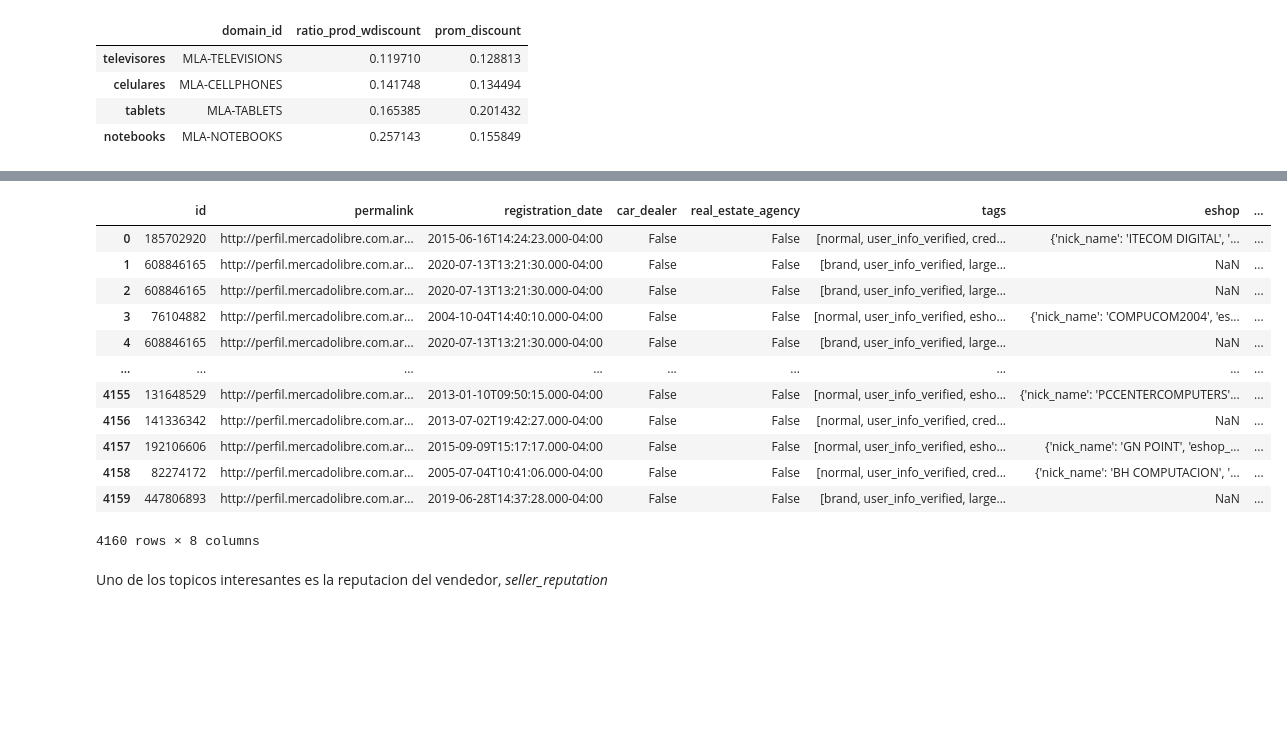
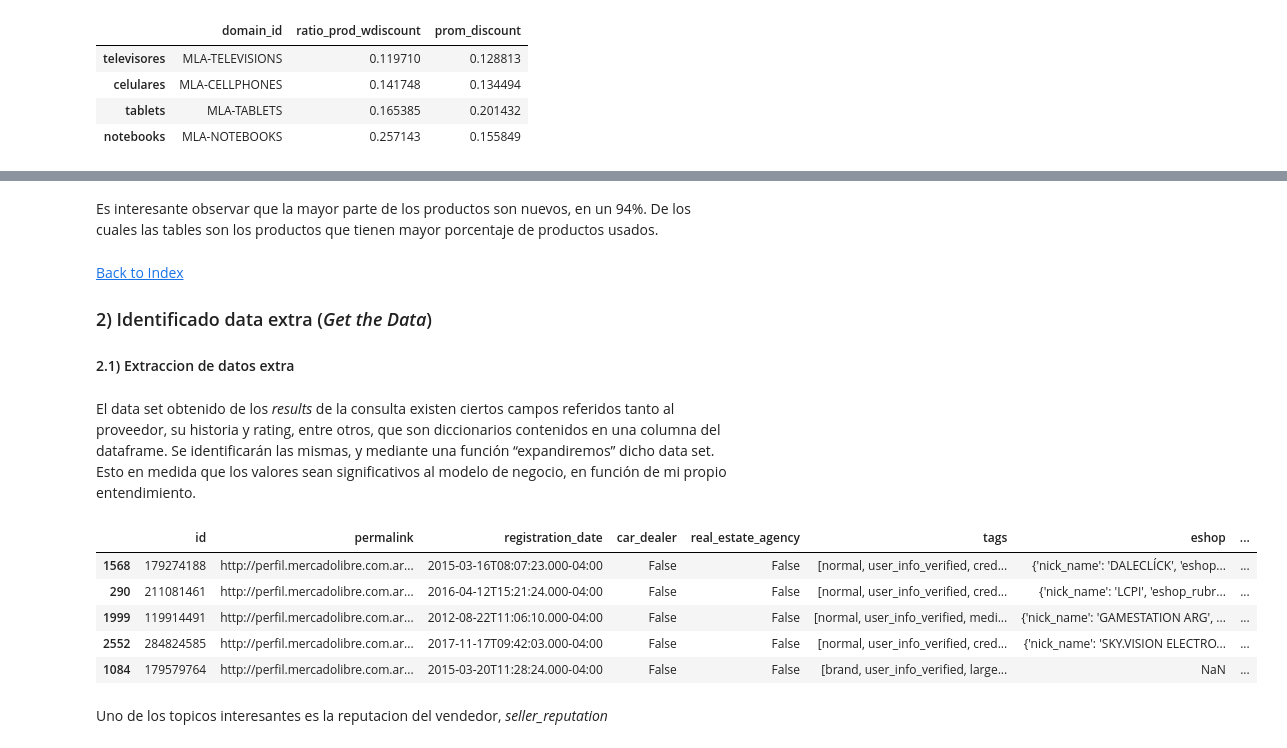
Before and after one commit to Mattzvl/EDA_API_ML, a Jupyter notebook: EDA_API_MELI.ipynb, the cells around one changed output, grey strips where cells are left out. Drawn from its saved outputs; the diff is of its cells as text; code cells hidden in the pictures; blank space fills up the shorter version.

```diff
--- a/EDA_API_MELI.ipynb
+++ b/EDA_API_MELI.ipynb
@@ -573,20 +617,24 @@ fig.show('svg')
+# %% [markdown]
+Es interesante observar que la mayor parte de los productos son nuevos, en un 94%.
+De los cuales las tables son los productos que tienen mayor porcentaje de productos usados.
+# %% [markdown]
+<a href="#top">Back to Index</a>
+<a id="2"></a>
+### 2) Identificado data extra (*Get the Data*)
+<a id="2.1"></a>
+#### 2.1) Extraccion de datos extra
+# %% [markdown]
+El data set obtenido de los *results* de la consulta existen ciertos campos referidos tanto al proveedor, su historia y rating, entre otros, que son diccionarios contenidos en una columna del dataframe. Se identificarán las mismas, y mediante una función “expandiremos” dicho data set. Esto en medida que los valores sean significativos al modelo de negocio, en función de mi propio entendimiento.
 # %%
 # quiero explorar el contenido del diccionario que contienen algunas columnas
-pd.DataFrame(list(df.seller))
+pd.DataFrame(list(df.seller)).sample(5)
 # %% [output]
 |  | id | permalink | registration_date | car_dealer | real_estate_agency | tags | eshop | ... |
-| 0 | 185702920 | http://perfil.mercadolibre.com.ar... | 2015-06-16T14:24:23.000-04:00 | False | False | [normal, user_info_verified, cred... | {'nick_name': 'ITECOM DIGITAL', '... | ... |
-| 1 | 608846165 | http://perfil.mercadolibre.com.ar... | 2020-07-13T13:21:30.000-04:00 | False | False | [brand, user_info_verified, large... | NaN | ... |
-| 2 | 608846165 | http://perfil.mercadolibre.com.ar... | 2020-07-13T13:21:30.000-04:00 | False | False | [brand, user_info_verified, large... | NaN | ... |
-| 3 | 76104882 | http://perfil.mercadolibre.com.ar... | 2004-10-04T14:40:10.000-04:00 | False | False | [normal, user_info_verified, esho... | {'nick_name': 'COMPUCOM2004', 'es... | ... |
-| 4 | 608846165 | http://perfil.mercadolibre.com.ar... | 2020-07-13T13:21:30.000-04:00 | False | False | [brand, user_info_verified, large... | NaN | ... |
-| ... | ... | ... | ... | ... | ... | ... | ... | ... |
-| 4155 | 131648529 | http://perfil.mercadolibre.com.ar... | 2013-01-10T09:50:15.000-04:00 | False | False | [normal, user_info_verified, esho... | {'nick_name': 'PCCENTERCOMPUTERS'... | ... |
-| 4156 | 141336342 | http://perfil.mercadolibre.com.ar... | 2013-07-02T19:42:27.000-04:00 | False | False | [normal, user_info_verified, cred... | NaN | ... |
-| 4157 | 192106606 | http://perfil.mercadolibre.com.ar... | 2015-09-09T15:17:17.000-04:00 | False | False | [normal, user_info_verified, esho... | {'nick_name': 'GN POINT', 'eshop_... | ... |
-| 4158 | 82274172 | http://perfil.mercadolibre.com.ar... | 2005-07-04T10:41:06.000-04:00 | False | False | [normal, user_info_verified, cred... | {'nick_name': 'BH COMPUTACION', '... | ... |
-| 4159 | 447806893 | http://perfil.mercadolibre.com.ar... | 2019-06-28T14:37:28.000-04:00 | False | False | [brand, user_info_verified, large... | NaN | ... |
+| 1568 | 179274188 | http://perfil.mercadolibre.com.ar... | 2015-03-16T08:07:23.000-04:00 | False | False | [normal, user_info_verified, cred... | {'nick_name': 'DALECLÍCK', 'eshop... | ... |
+| 290 | 211081461 | http://perfil.mercadolibre.com.ar... | 2016-04-12T15:21:24.000-04:00 | False | False | [normal, user_info_verified, cred... | {'nick_name': 'LCPI', 'eshop_rubr... | ... |
+| 1999 | 119914491 | http://perfil.mercadolibre.com.ar... | 2012-08-22T11:06:10.000-04:00 | False | False | [normal, user_info_verified, medi... | {'nick_name': 'GAMESTATION ARG', ... | ... |
+| 2552 | 284824585 | http://perfil.mercadolibre.com.ar... | 2017-11-17T09:42:03.000-04:00 | False | False | [normal, user_info_verified, cred... | {'nick_name': 'SKY.VISION ELECTRO... | ... |
+| 1084 | 179579764 | http://perfil.mercadolibre.com.ar... | 2015-03-20T11:28:24.000-04:00 | False | False | [brand, user_info_verified, large... | NaN | ... |
-4160 rows × 8 columns
 # %%
 def extrac_new_DF_from_colum(df_2work, column_2work, option =1):
     '''Debido a la naturaleza de extraccion de datos de las APIs para evitar colapsar el servicio, en oportunidades
```
Also changed, not shown: parts of 42 cells of this notebook.
